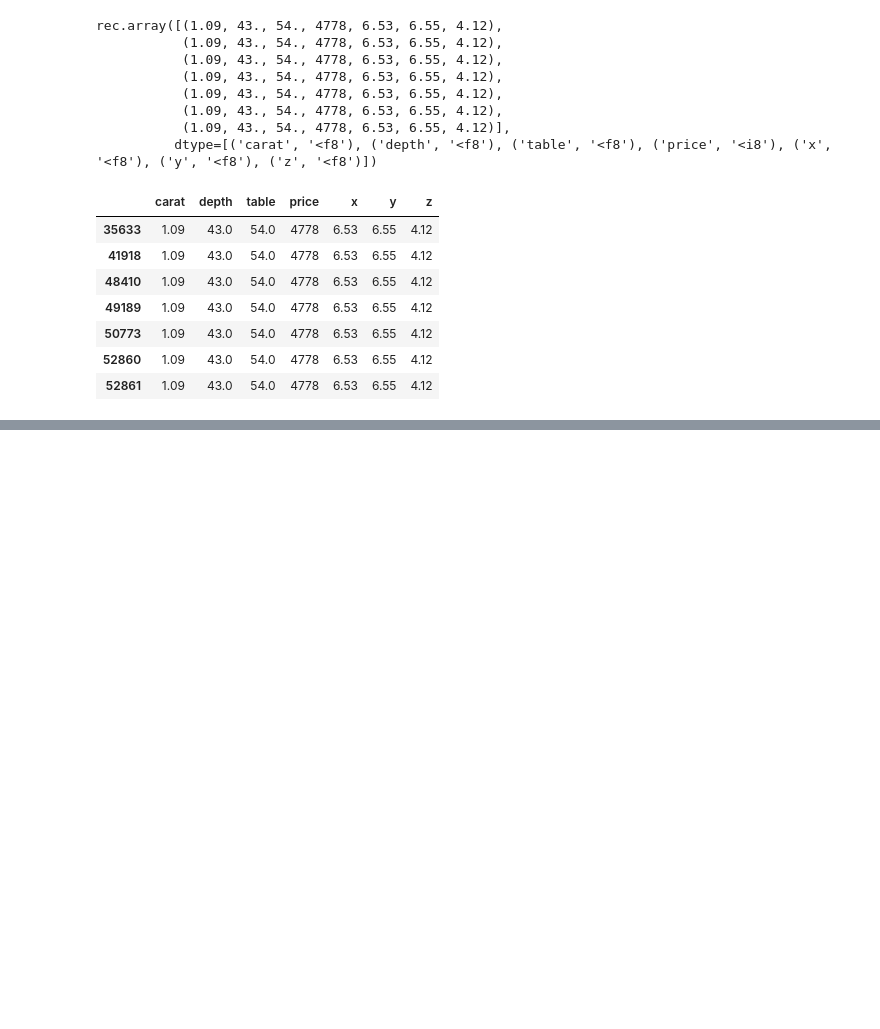
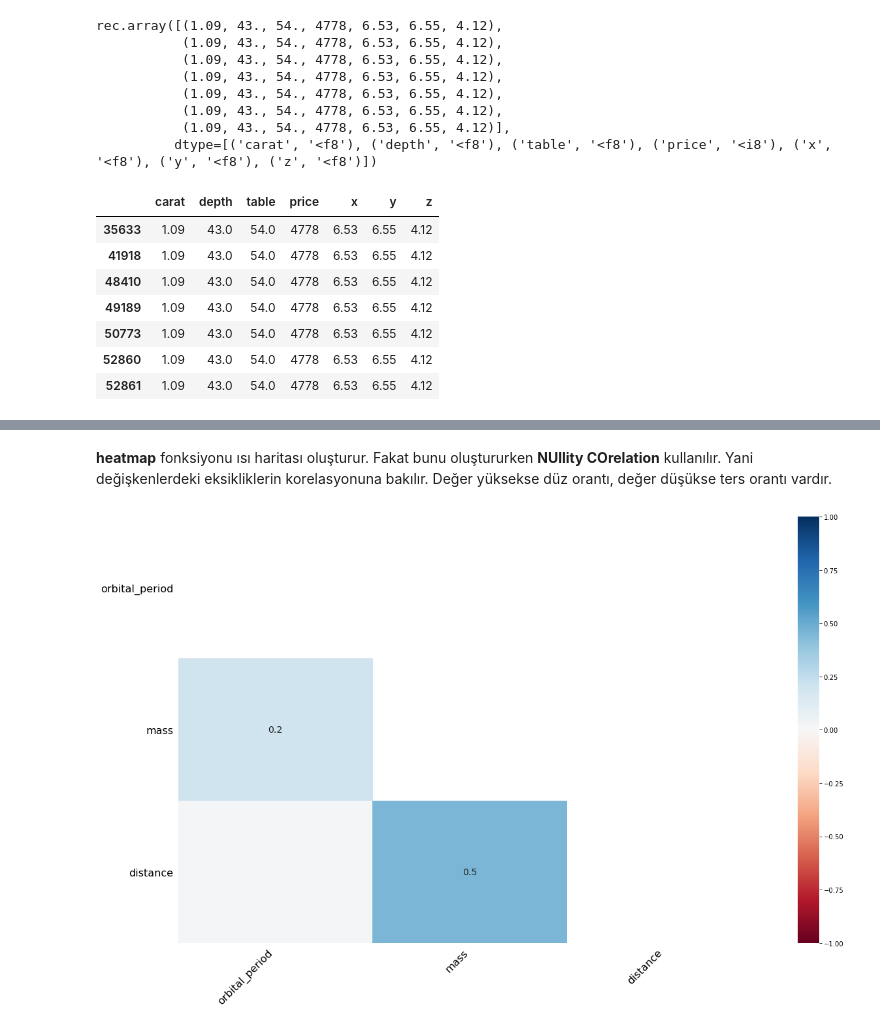
Before and after one commit to eabalta/data_science_notes, a Jupyter notebook: 5 - Veri On Isleme.ipynb, the cells around one changed output, grey strips where cells are left out. Drawn from its saved outputs; the diff is of its cells as text; code cells hidden in the pictures; blank space fills up the shorter version.

```diff
--- a/5 - Veri On Isleme.ipynb
+++ b/5 - Veri On Isleme.ipynb
@@ -362,0 +465,6 @@ df[df_scores < esik_deger]
+# %% [markdown]
+**heatmap** fonksiyonu ısı haritası oluşturur. Fakat bunu oluştururken **NUllity COrelation** kullanılır. Yani değişkenlerdeki eksikliklerin korelasyonuna bakılır. Değer yüksekse düz orantı, değer düşükse ters orantı vardır.
+# %%
+msno.heatmap(df);
+# %% [output]
+[figure, added]
```
Also changed, not shown: parts of 34 cells of this notebook.
